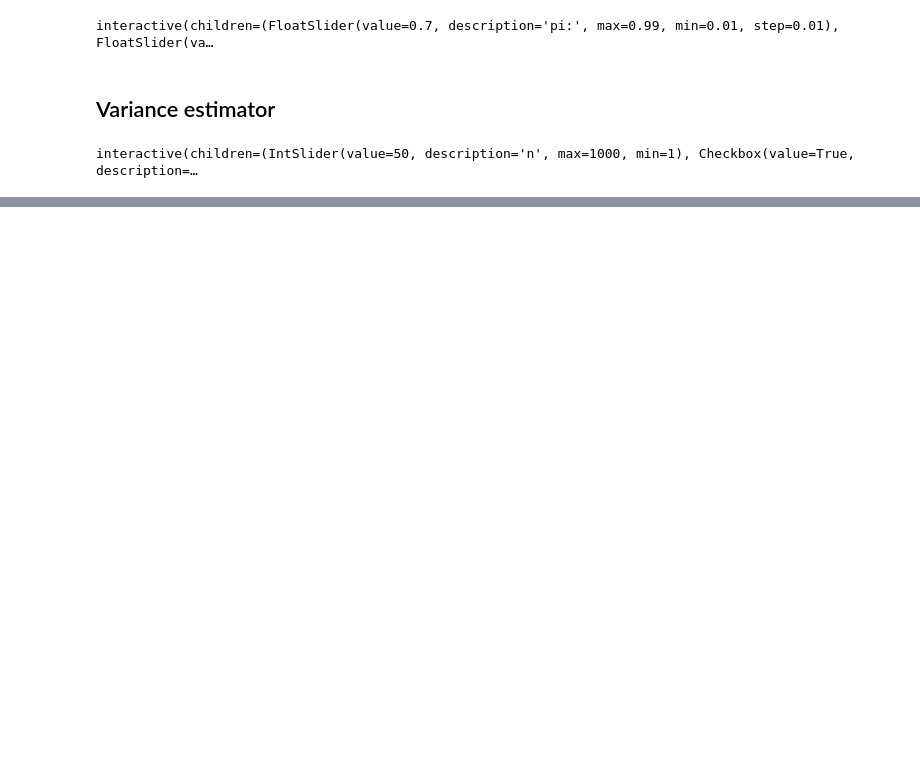
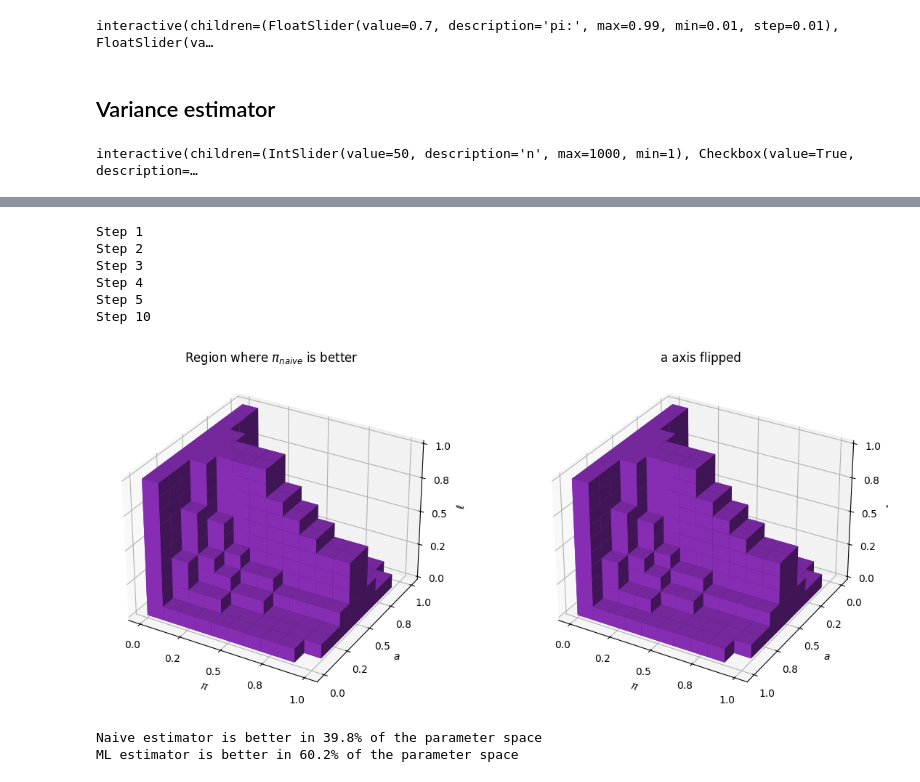
Before and after one commit to FelixCeard/Statistical-Learning-, a Jupyter notebook: sheet-02/Problem_A_Monte_Carlo.ipynb, the cells around one changed output, grey strips where cells are left out. Saved outputs shown, nothing was run; the diff lists cells and outputs as text; code cells hidden in the pictures; blank space fills up the shorter version.

```diff
--- a/sheet-02/Problem_A_Monte_Carlo.ipynb
+++ b/sheet-02/Problem_A_Monte_Carlo.ipynb
@@ -244,0 +582,14 @@ interactive(children=(IntSlider(value=50, description='n', max=1000, min=1), Che
+# %%
+n = 100
+# MSE_naive_grid, MSE_ml_grid, pi_grid, a_grid, ell_grid = create_grid(num_points, epsilon)
+create_3d_plot_where_both_are_equal(n, num_points=10, alpha=1.0)
+# %% [output]
+Step 1
+Step 2
+Step 3
+Step 4
+Step 5
+Step 10
+[figure, added]
+Naive estimator is better in 39.8% of the parameter space
+ML estimator is better in 60.2% of the parameter space
```
Also changed, not shown: parts of 15 cells of this notebook, 23 other files.
